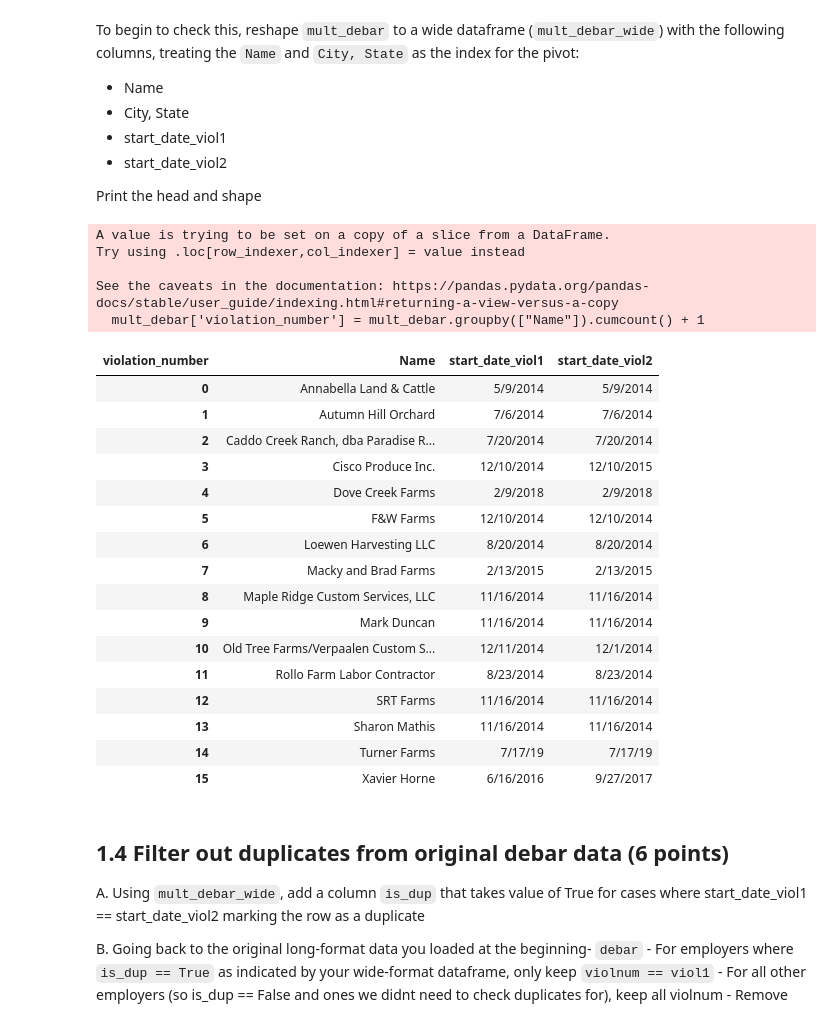
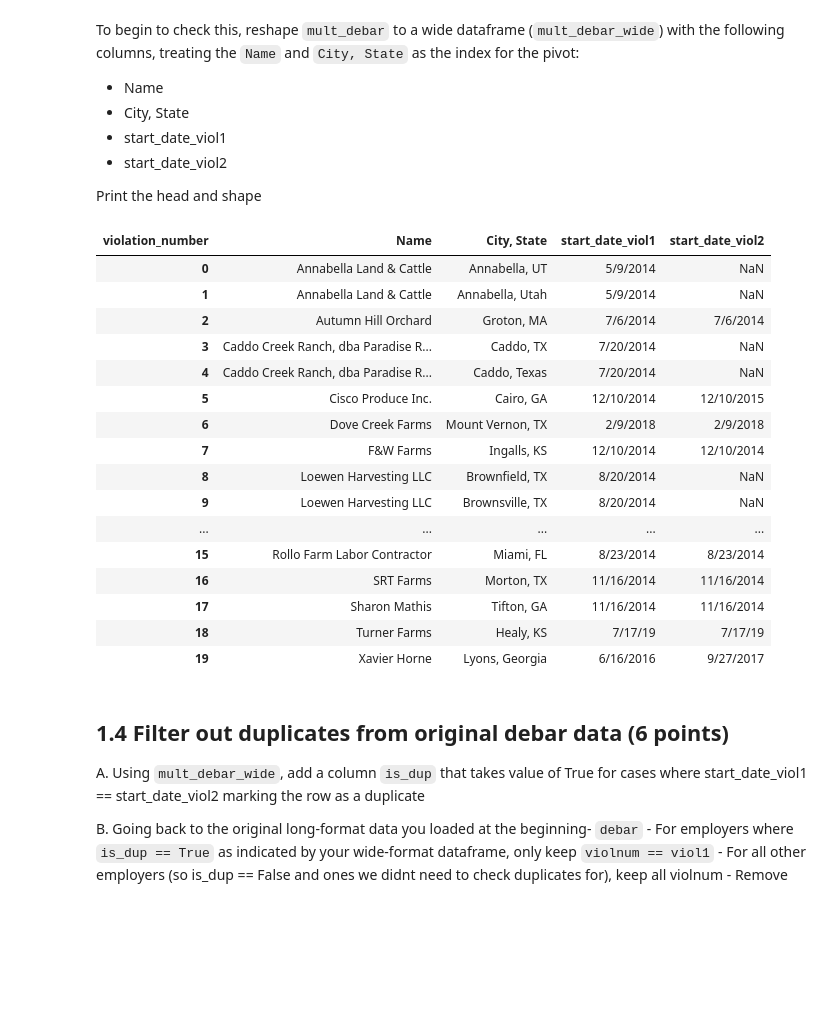
Before and after one commit to mikedemayo590/QSS20_S25, a Jupyter notebook: problemsets/pset2/pset2_in_class.ipynb, the cells around one changed output. Drawn from its saved outputs; the diff is of its cells as text; code cells hidden in the pictures; blank space fills up the shorter version.

```diff
--- a/problemsets/pset2/pset2_in_class.ipynb
+++ b/problemsets/pset2/pset2_in_class.ipynb
@@ -129,46 +182,47 @@ To begin to check this, reshape `mult_debar` to a wide dataframe (`mult_debar_wi
 
 Print the head and shape
 # %%
-mult_debar['violation_number'] = mult_debar.groupby(["Name"]).cumcount() + 1
+# Make copy to avoid wanring message
+mult_debar = mult_debar.copy()
+
+# Do some cleanign to make sure names are the same
+# Georgia, Texas, Utah, and one is AK but should be AR
+
+mult_debar['violation_number'] = mult_debar.groupby(["Name", "City, State"]).cumcount() + 1
 
 # Pivoting data into wide form
-mult_debar_wide = mult_debar.pivot(index=["Name"],
+mult_debar_wide = mult_debar.pivot(index=["Name", "City, State"],
                                 columns= "violation_number",
                                 values= "Start date")
 
 # Renaming cols NEED TO ADD CITY, STATE FOR EACH NAME, should be there per directions above (but look at data spelling issues)
 mult_debar_wide = mult_debar_wide.rename(columns={
     1: 'start_date_viol1',
     2: 'start_date_viol2'
 })
 
 # For formatting purposes
 mult_debar_wide = mult_debar_wide.reset_index()
 
 mult_debar_wide
 # %% [output]
-A value is trying to be set on a copy of a slice from a DataFrame.
-Try using .loc[row_indexer,col_indexer] = value instead
-
-See the caveats in the documentation: https://pandas.pydata.org/pandas-docs/stable/user_guide/indexing.html#returning-a-view-versus-a-copy
-  mult_debar['violation_number'] = mult_debar.groupby(["Name"]).cumcount() + 1
-| violation_number | Name | start_date_viol1 | start_date_viol2 |
-| 0 | Annabella Land & Cattle | 5/9/2014 | 5/9/2014 |
-| 1 | Autumn Hill Orchard | 7/6/2014 | 7/6/2014 |
-| 2 | Caddo Creek Ranch, dba Paradise R... | 7/20/2014 | 7/20/2014 |
-| 3 | Cisco Produce Inc. | 12/10/2014 | 12/10/2015 |
-| 4 | Dove Creek Farms | 2/9/2018 | 2/9/2018 |
-| 5 | F&W Farms | 12/10/2014 | 12/10/2014 |
-| 6 | Loewen Harvesting LLC | 8/20/2014 | 8/20/2014 |
-| 7 | Macky and Brad Farms | 2/13/2015 | 2/13/2015 |
-| 8 | Maple Ridge Custom Services, LLC | 11/16/2014 | 11/16/2014 |
-| 9 | Mark Duncan | 11/16/2014 | 11/16/2014 |
-| 10 | Old Tree Farms/Verpaalen Custom S... | 12/11/2014 | 12/1/2014 |
-| 11 | Rollo Farm Labor Contractor | 8/23/2014 | 8/23/2014 |
-| 12 | SRT Farms | 11/16/2014 | 11/16/2014 |
-| 13 | Sharon Mathis | 11/16/2014 | 11/16/2014 |
-| 14 | Turner Farms | 7/17/19 | 7/17/19 |
-| 15 | Xavier Horne | 6/16/2016 | 9/27/2017 |
+| violation_number | Name | City, State | start_date_viol1 | start_date_viol2 |
+| 0 | Annabella Land & Cattle | Annabella, UT | 5/9/2014 | NaN |
+| 1 | Annabella Land & Cattle | Annabella, Utah | 5/9/2014 | NaN |
+| 2 | Autumn Hill Orchard | Groton, MA | 7/6/2014 | 7/6/2014 |
+| 3 | Caddo Creek Ranch, dba Paradise R... | Caddo, TX | 7/20/2014 | NaN |
+| 4 | Caddo Creek Ranch, dba Paradise R... | Caddo, Texas | 7/20/2014 | NaN |
+| 5 | Cisco Produce Inc. | Cairo, GA | 12/10/2014 | 12/10/2015 |
+| 6 | Dove Creek Farms | Mount Vernon, TX | 2/9/2018 | 2/9/2018 |
+| 7 | F&W Farms | Ingalls, KS | 12/10/2014 | 12/10/2014 |
+| 8 | Loewen Harvesting LLC | Brownfield, TX | 8/20/2014 | NaN |
+| 9 | Loewen Harvesting LLC | Brownsville, TX | 8/20/2014 | NaN |
+| ... | ... | ... | ... | ... |
+| 15 | Rollo Farm Labor Contractor | Miami, FL | 8/23/2014 | 8/23/2014 |
+| 16 | SRT Farms | Morton, TX | 11/16/2014 | 11/16/2014 |
+| 17 | Sharon Mathis | Tifton, GA | 11/16/2014 | 11/16/2014 |
+| 18 | Turner Farms | Healy, KS | 7/17/19 | 7/17/19 |
+| 19 | Xavier Horne | Lyons, Georgia | 6/16/2016 | 9/27/2017 |
 # %% [markdown]
 ## 1.4 Filter out duplicates from original debar data (6 points)
 
```
Also changed, not shown: parts of 2 cells of this notebook.
